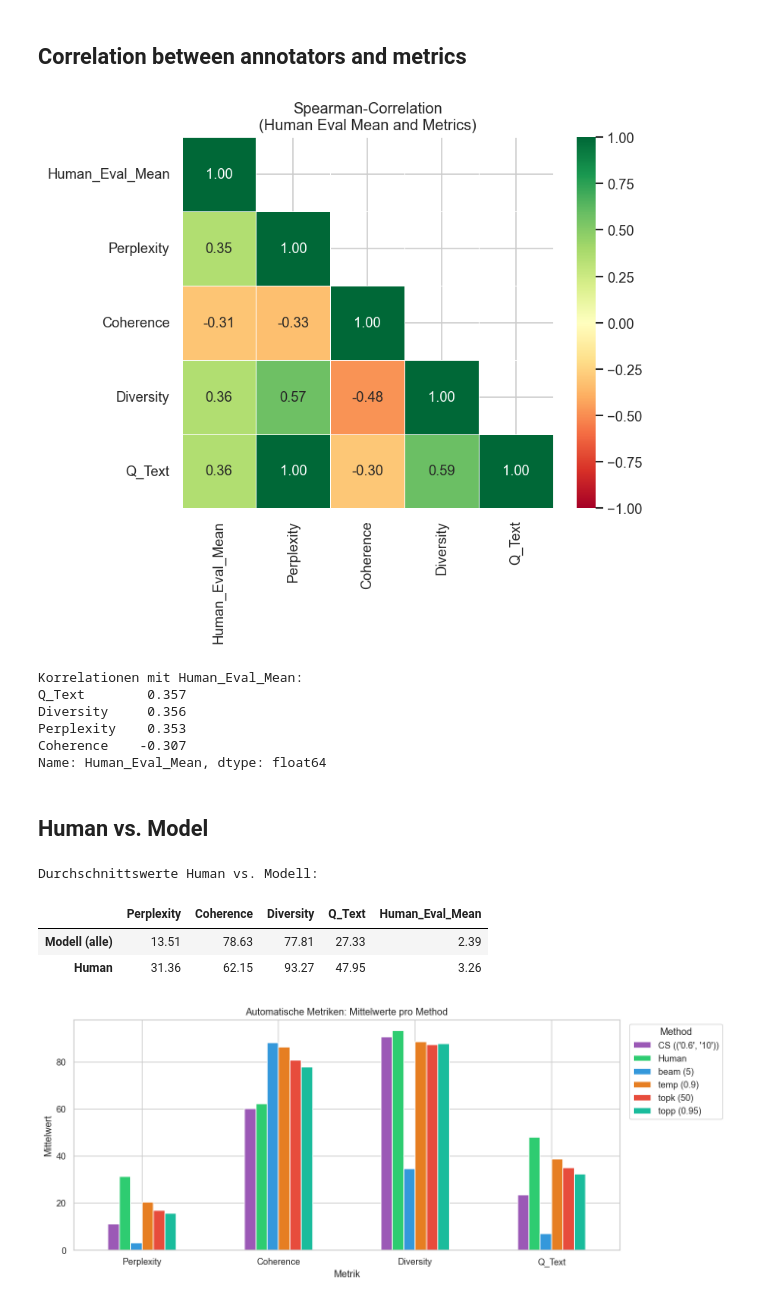
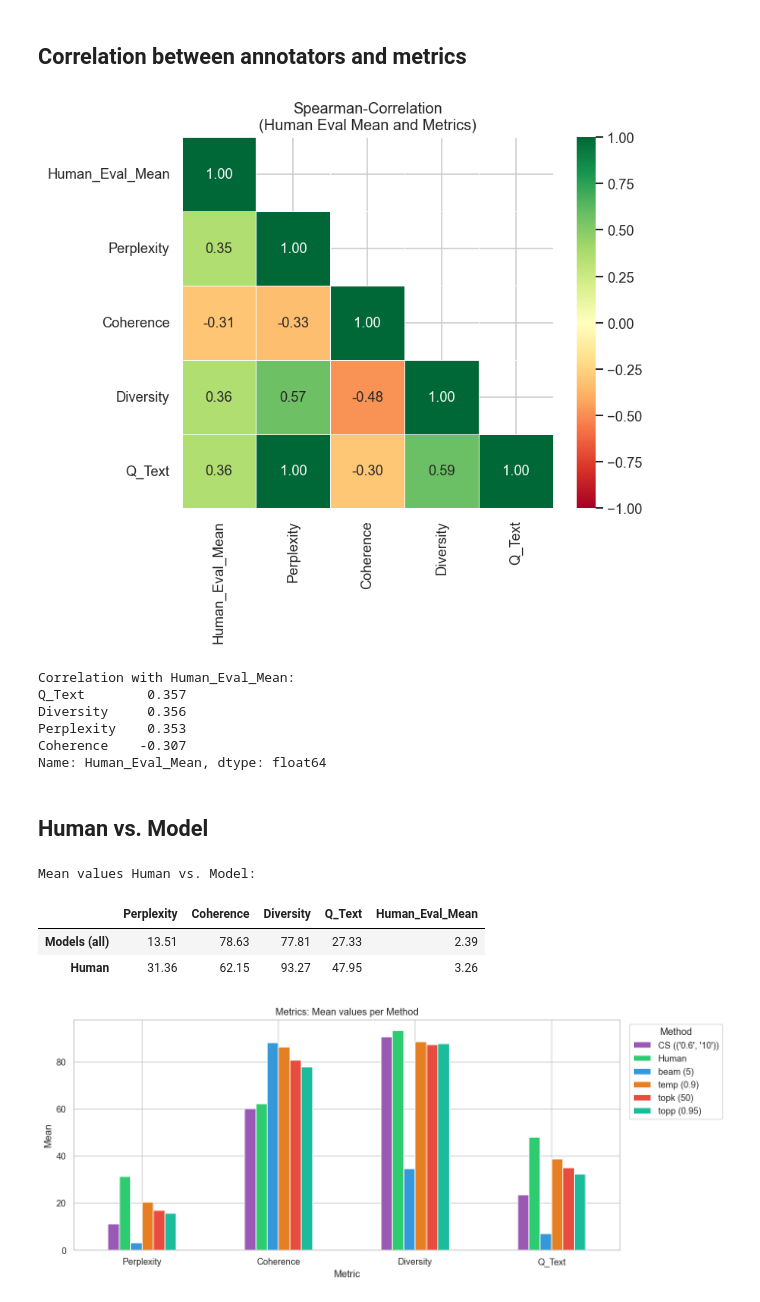
Before and after one commit to thwinner/llm-linguistic-diversity, a Jupyter notebook: data_description/descriptive_analysis_human_eval.ipynb, the cells around one changed output. Cells and saved outputs as stored; diff of their text form; code cells hidden in the pictures.

```diff
--- a/descriptive_analysis_human_eval.ipynb
+++ b/data_description/descriptive_analysis_human_eval.ipynb
@@ -244,13 +245,13 @@ plt.tight_layout()
 plt.savefig('figures/data_description/human_eval_spearman_correlations.png', bbox_inches='tight')
 plt.show()
 
-# Tabel: only human eval mean as target variable
-print('\nKorrelationen mit Human_Eval_Mean:')
+# Tabel
+print('\nCorrelation with Human_Eval_Mean:')
 corr_target = df[corr_cols].corr(method='spearman')['Human_Eval_Mean'].drop('Human_Eval_Mean')
 print(corr_target.sort_values(ascending=False).round(3))
 # %% [output]
 [figure]
-Korrelationen mit Human_Eval_Mean:
+Correlation with Human_Eval_Mean:
 Q_Text        0.357
 Diversity     0.356
 Perplexity    0.353
@@ -261,29 +262,29 @@ Name: Human_Eval_Mean, dtype: float64
 # %%
 # Means per method for all automatic metrics + human eval mean
 df['Is_Human'] = df['Method'] == 'Human'
 
 summary = df.groupby('Is_Human')[AUTO_METRICS + ['Human_Eval_Mean']].mean().round(2)
-summary.index = ['Modell (alle)', 'Human']
-print('Durchschnittswerte Human vs. Modell:')
+summary.index = ['Models (all)', 'Human']
+print('Mean values Human vs. Model:')
 display(summary)
 
 # Barplot: Means per method for all metrics + human eval mean
 method_means = df.groupby('Method')[AUTO_METRICS + ['Human_Eval_Mean']].mean()
 
 fig, ax = plt.subplots(figsize=(12, 5))
 method_means[AUTO_METRICS].T.plot(kind='bar', ax=ax,
                                    color=[METHOD_COLORS.get(m, '#999') for m in method_means.index])
-ax.set_title('Automatische Metriken: Mittelwerte pro Method')
-ax.set_xlabel('Metrik')
-ax.set_ylabel('Mittelwert')
+ax.set_title('Metrics: Mean values per Method')
+ax.set_xlabel('Metric')
+ax.set_ylabel('Mean')
 ax.legend(title='Method', bbox_to_anchor=(1.01, 1), loc='upper left')
 ax.tick_params(axis='x', rotation=0)
 plt.tight_layout()
 plt.savefig('figures/data_description/human_eval_method_comparison_bar.png', bbox_inches='tight')
 plt.show()
 # %% [output]
-Durchschnittswerte Human vs. Modell:
+Mean values Human vs. Model:
 |  | Perplexity | Coherence | Diversity | Q_Text | Human_Eval_Mean |
-| Modell (alle) | 13.51 | 78.63 | 77.81 | 27.33 | 2.39 |
+| Models (all) | 13.51 | 78.63 | 77.81 | 27.33 | 2.39 |
 | Human | 31.36 | 62.15 | 93.27 | 47.95 | 3.26 |
-[figure, old version]
+[figure, new version]
```
Also changed, not shown: parts of 2 cells of this notebook, 15 other files.
